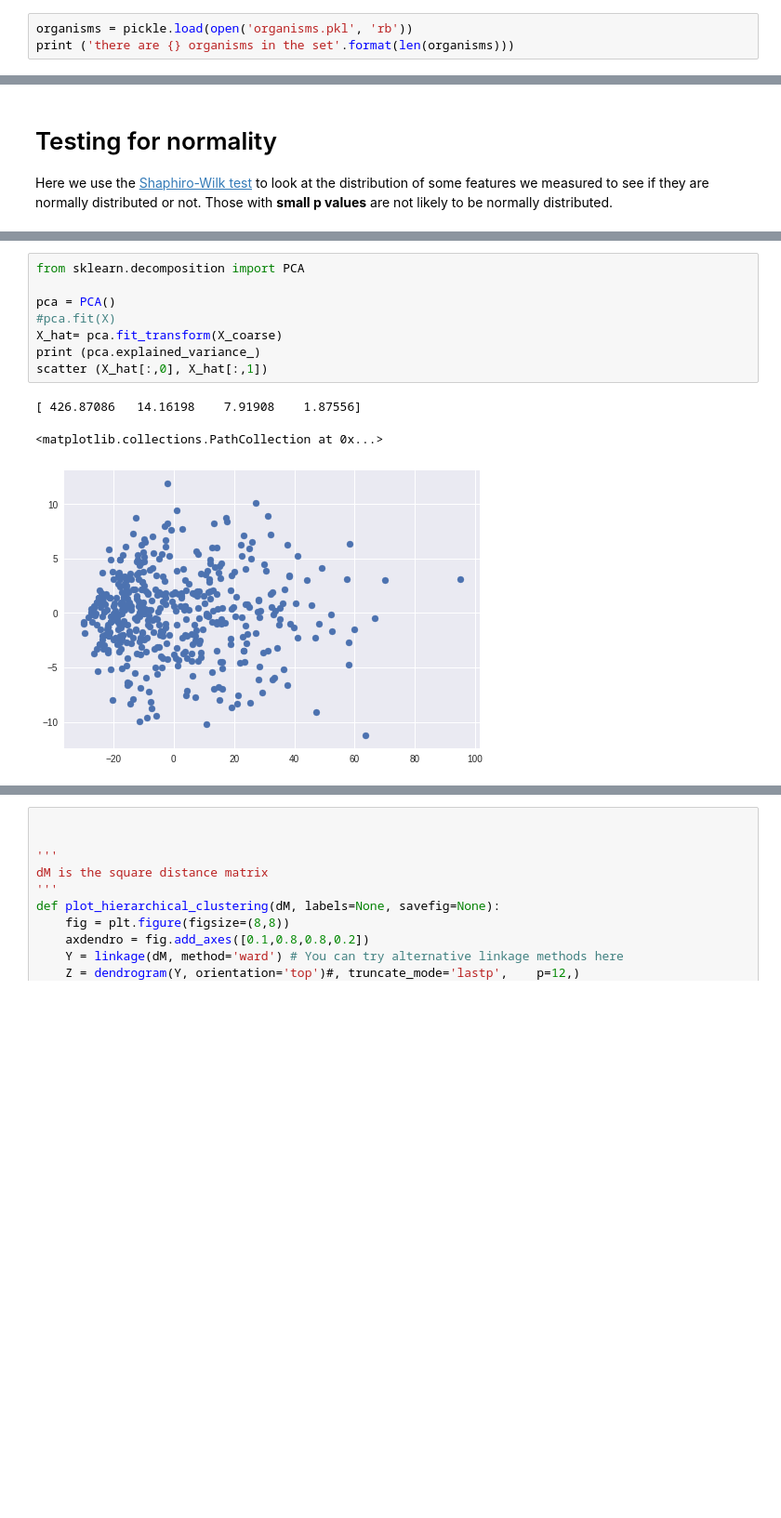
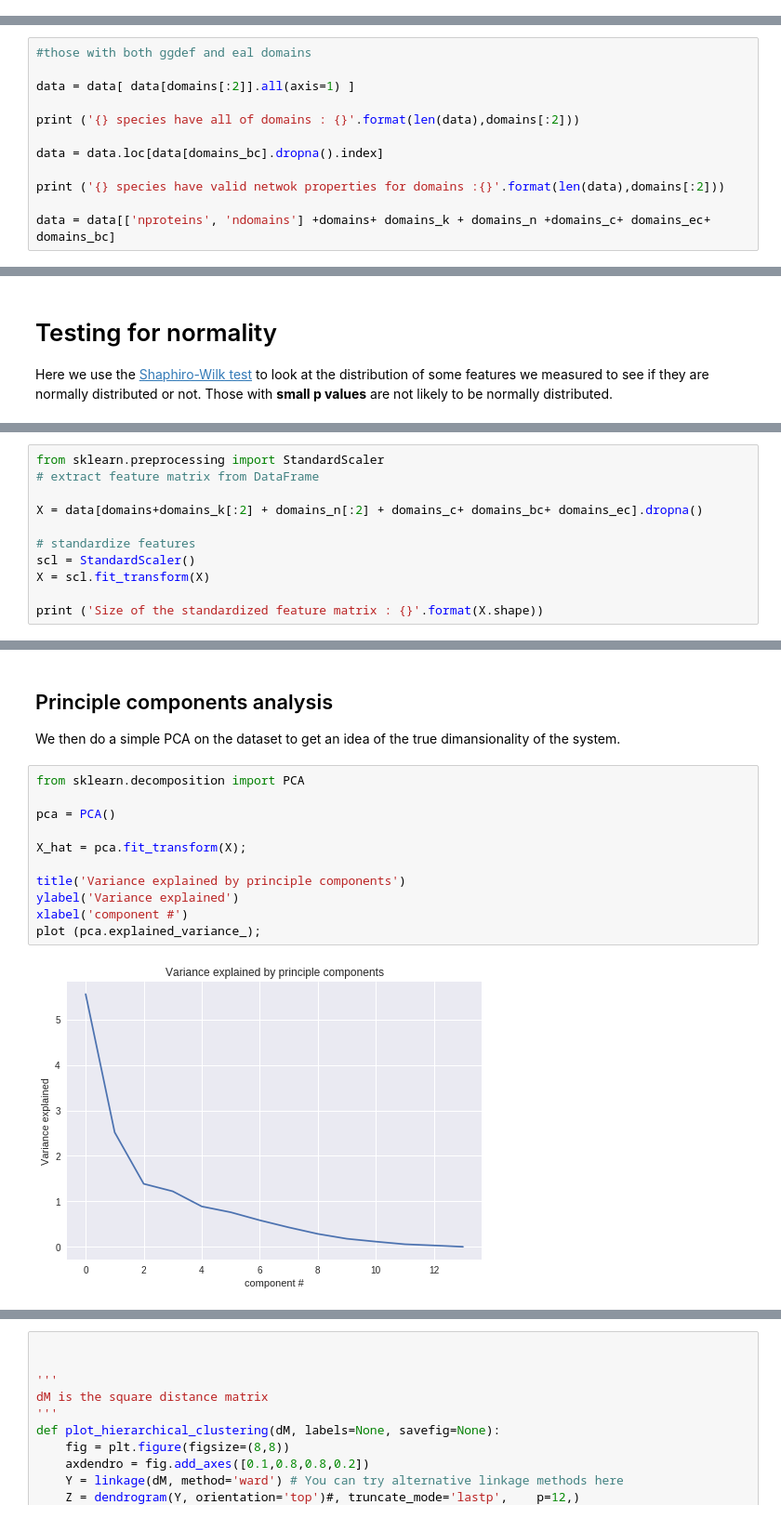
Before and after one commit to littleblackfish/c-di-GMP, a Jupyter notebook: main_analysis.ipynb, the cells around one changed output, grey strips where cells are left out. Shown at 93% size. Saved outputs shown, nothing was run; the diff lists cells and outputs as text; blank space fills up the shorter version.

```diff
--- a/main_analysis.ipynb
+++ b/main_analysis.ipynb
@@ -16,3 +11,0 @@ Some relevant stats are given there.
-# %%
-organisms = pickle.load(open('organisms.pkl', 'rb'))
-print ('there are {} organisms in the set'.format(len(organisms)))
@@ -90,0 +98,12 @@ there are 466 species with all 4 c-d-gmp binding domains: ['GGDEF', 'EAL', 'PilZ
+# %%
+#those with both ggdef and eal domains
+
+data = data[ data[domains[:2]].all(axis=1) ]
+
+print ('{} species have all of domains : {}'.format(len(data),domains[:2]))
+
+data = data.loc[data[domains_bc].dropna().index]
+
+print ('{} species have valid netwok properties for domains :{}'.format(len(data),domains[:2]))
+
+data = data[['nproteins', 'ndomains'] +domains+ domains_k + domains_n +domains_c+ domains_ec+ domains_bc]
@@ -196,0 +286,11 @@ X_fine = data[domains+domains_k+domains_c+ domains_n+ domains_bc+ domains_ec]
+# %%
+from sklearn.preprocessing import StandardScaler
+# extract feature matrix from DataFrame
+
+X = data[domains+domains_k[:2] + domains_n[:2] + domains_c+ domains_bc+ domains_ec].dropna()
+
+# standardize features
+scl = StandardScaler()
+X = scl.fit_transform(X)
+
+print ('Size of the standardized feature matrix : {}'.format(X.shape))
@@ -197,12 +299,17 @@ X_fine = data[domains+domains_k+domains_c+ domains_n+ domains_bc+ domains_ec]
+# %% [markdown]
+## Principle components analysis
+
+We then do a simple PCA on the dataset to get an idea of the true dimansionality of the system.
 # %%
 from sklearn.decomposition import PCA
 
 pca = PCA()
-#pca.fit(X)
-X_hat= pca.fit_transform(X_coarse)
-print (pca.explained_variance_)
-scatter (X_hat[:,0], X_hat[:,1])
+
+X_hat = pca.fit_transform(X);
+
+title('Variance explained by principle components')
+ylabel('Variance explained')
+xlabel('component #')
+plot (pca.explained_variance_);
 # %% [output]
-[ 426.87086   14.16198    7.91908    1.87556]
-<matplotlib.collections.PathCollection at 0x...>
-[figure, old version]
+[figure, new version]
```
Also changed, not shown: parts of 55 cells of this notebook.
